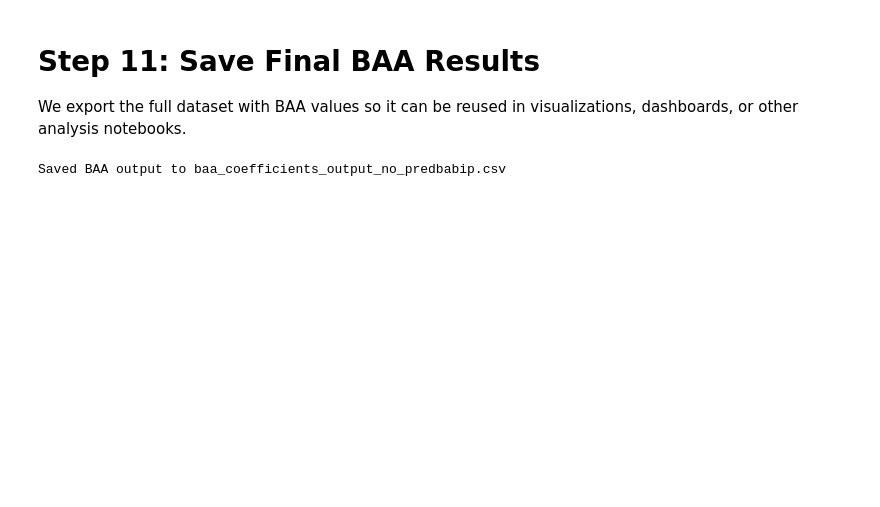
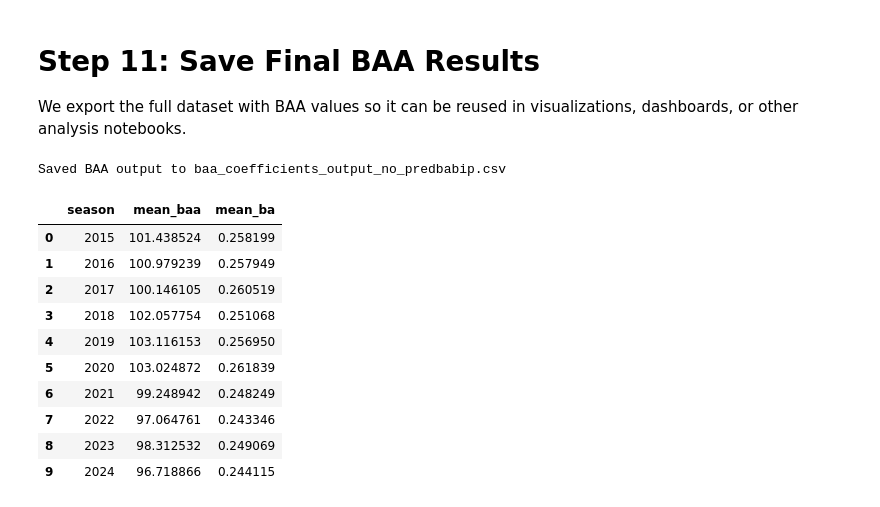
Before and after one commit to nseluga/Batting-Average-Ability, a Jupyter notebook: batting_average_model.ipynb, the cells around one changed output. Saved outputs shown, nothing was run; the diff lists cells and outputs as text; code cells hidden in the pictures; blank space fills up the shorter version.

```diff
--- a/batting_average_model.ipynb
+++ b/batting_average_model.ipynb
@@ -1684,10 +1756,10 @@ This produces the final **BAA** value.
 # --------------------------------------------------------------
 # 7. SCALE TO BAA INDEX CENTERED AT 100
 # --------------------------------------------------------------
-baa_mean = df_model["baa_raw"].mean()
-baa_std  = df_model["baa_raw"].std(ddof=0)
-
-df_model["BAA"] = 100 + 10 * (df_model["baa_raw"] - baa_mean) / baa_std
+df_model["BAA"] = (
+    df_model.groupby("season")["baa_raw"]
+            .transform(lambda x: 100 + 10 * (x - x.mean()) / x.std())
+)
 # %% [markdown]
 # Step 8: Merge BAA Back Into the Full Dataset
 
@@ -1784,3 +1858,40 @@ df.to_csv("baa_coefficients_output_no_predbabip.csv", index=False)
 print("\nSaved BAA output to baa_coefficients_output_no_predbabip.csv")
 # %% [output]
 Saved BAA output to baa_coefficients_output_no_predbabip.csv
+# %%
+# STEP 1 — Build season-level summary table
+
+MIN_PA = 200  # qualification threshold
+
+# 1a. Filter to qualified hitter-seasons
+if "pa" in df.columns:
+    df_league = df[df["pa"] >= MIN_PA].copy()
+elif "PA" in df.columns:
+    df_league = df[df["PA"] >= MIN_PA].copy()
+else:
+    df_league = df.copy()  # fallback if PA isn't present
+
+# 1b. Compute league-average BAA and BA for each season
+season_summary = (
+    df_league
+    .groupby("season", as_index=False)
+    .agg(
+        mean_baa=("BAA", "mean"),
+        mean_ba=("raw_ba", "mean")
+    )
+    .sort_values("season")
+)
+
+season_summary.head(10)
+# %% [output]
+|  | season | mean_baa | mean_ba |
+| 0 | 2015 | 101.438524 | 0.258199 |
+| 1 | 2016 | 100.979239 | 0.257949 |
+| 2 | 2017 | 100.146105 | 0.260519 |
+| 3 | 2018 | 102.057754 | 0.251068 |
+| 4 | 2019 | 103.116153 | 0.256950 |
+| 5 | 2020 | 103.024872 | 0.261839 |
+| 6 | 2021 | 99.248942 | 0.248249 |
+| 7 | 2022 | 97.064761 | 0.243346 |
+| 8 | 2023 | 98.312532 | 0.249069 |
+| 9 | 2024 | 96.718866 | 0.244115 |
```
Also changed, not shown: parts of 24 cells of this notebook, 19 other files.
